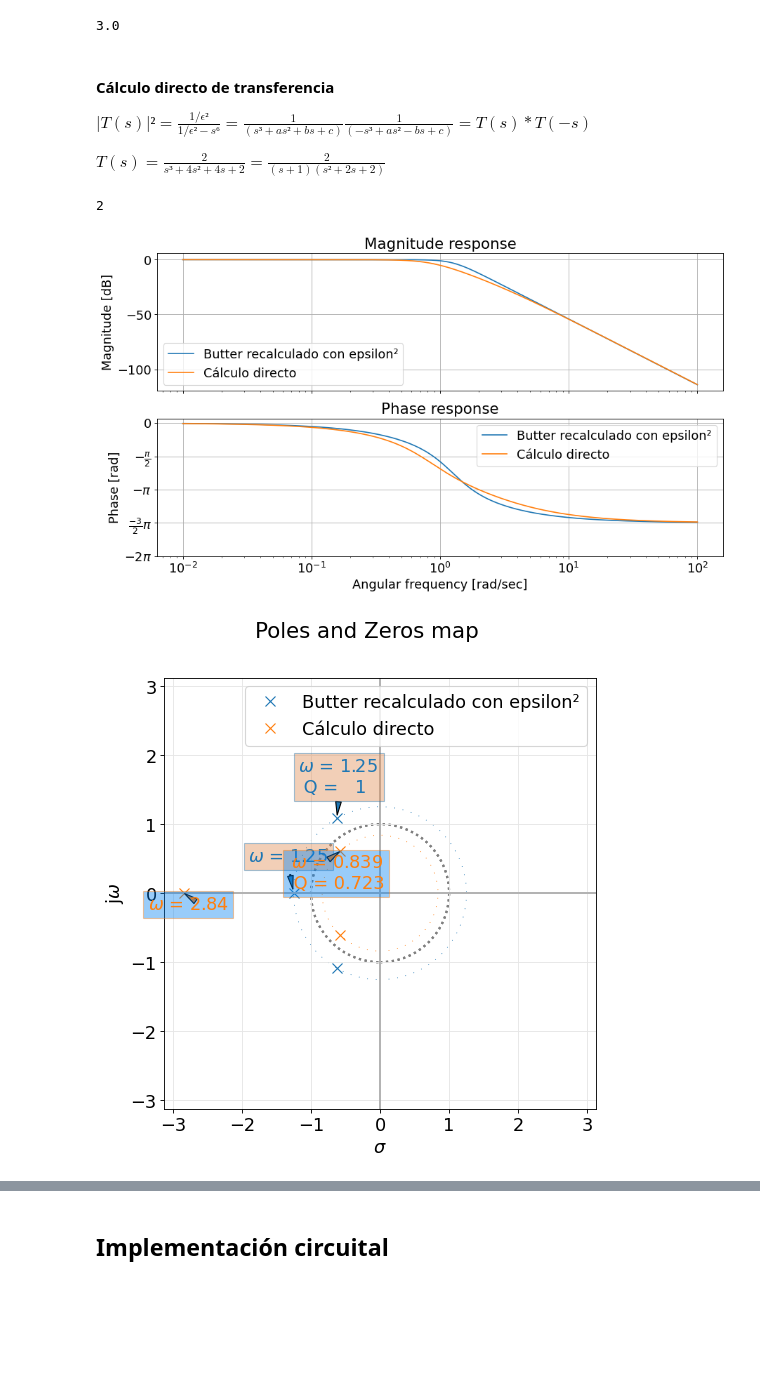
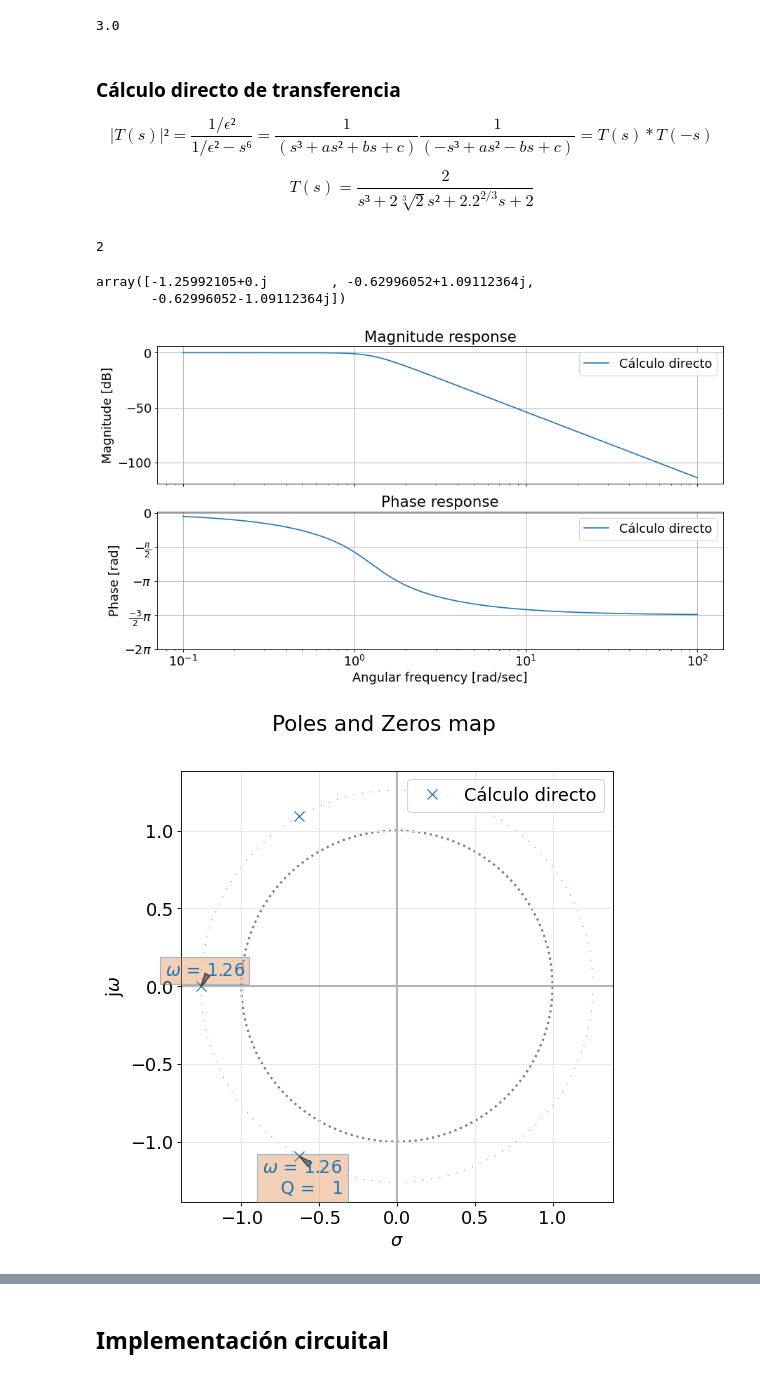
Before and after one commit to aletorres73/Facultad, a Jupyter notebook: TC2/JupyterNotebook/trabajo_semanal3_torres/TS3_Torres.ipynb, the cells around one changed output, grey strips where cells are left out. Saved outputs shown, nothing was run; the diff lists cells and outputs as text; code cells hidden in the pictures; blank space fills up the shorter version.

```diff
--- a/TC2/JupyterNotebook/trabajo_semanal3_torres/TS3_Torres.ipynb
+++ b/TC2/JupyterNotebook/trabajo_semanal3_torres/TS3_Torres.ipynb
@@ -130,8 +147,8 @@ H1=sig.TransferFunction(num_lp_d,den_lp_d)
 # %% [markdown]
-#### Cálculo directo de transferencia
-$|T(s)|²= \frac{1/\epsilon²}{1/\epsilon²-s⁶}=\frac{1}{(s³+as²+bs+c)}\frac{1}{(-s³+as²-bs+c)}=T(s)*T(-s)$
+### Cálculo directo de transferencia
+\begin{equation} |T(s)|²= \frac{1/\epsilon²}{1/\epsilon²-s⁶}=\frac{1}{(s³+as²+bs+c)}\frac{1}{(-s³+as²-bs+c)}=T(s)*T(-s) \end{equation}
 
-$T(s)= \frac{2}{s³+4s²+4s+2} = \frac{2}{(s+1)(s²+2s+2)}$
+\begin{equation}T(s)= \frac{2}{s³+2\sqrt[3]{2}s²+2.2^{2/3}s+2}  \end{equation}
 # %%
 round(1/(eps))
 # %% [output]
@@ -139,12 +156,16 @@ round(1/(eps))
 # %%
 #Función transferencia pasabajos: |T(s)|²= T(s)*T(-s)
 num2_lp = [2]
-den2_lp = [1,4,4,2]
+den2_lp = [1,2*2**(1/3),2*2**(2/3),2]
 
-H2 = sig.TransferFunction(num2_lp,den2_lp)
+Ts = sig.TransferFunction(num2_lp,den2_lp)
+# %%
+np.roots(den2_lp)
+# %% [output]
+array([-1.25992105+0.j        , -0.62996052+1.09112364j,
+       -0.62996052-1.09112364j])
 # %%
-analyze_sys(H1,['Butter recalculado con epsilon²'])
 analyze_sys(H2,['Cálculo directo'])
 # %% [output]
-[figure, old version]
+[figure, new version]
-[figure, old version]
+[figure, new version]
```
Also changed, not shown: parts of 27 cells of this notebook, 12 other files.
